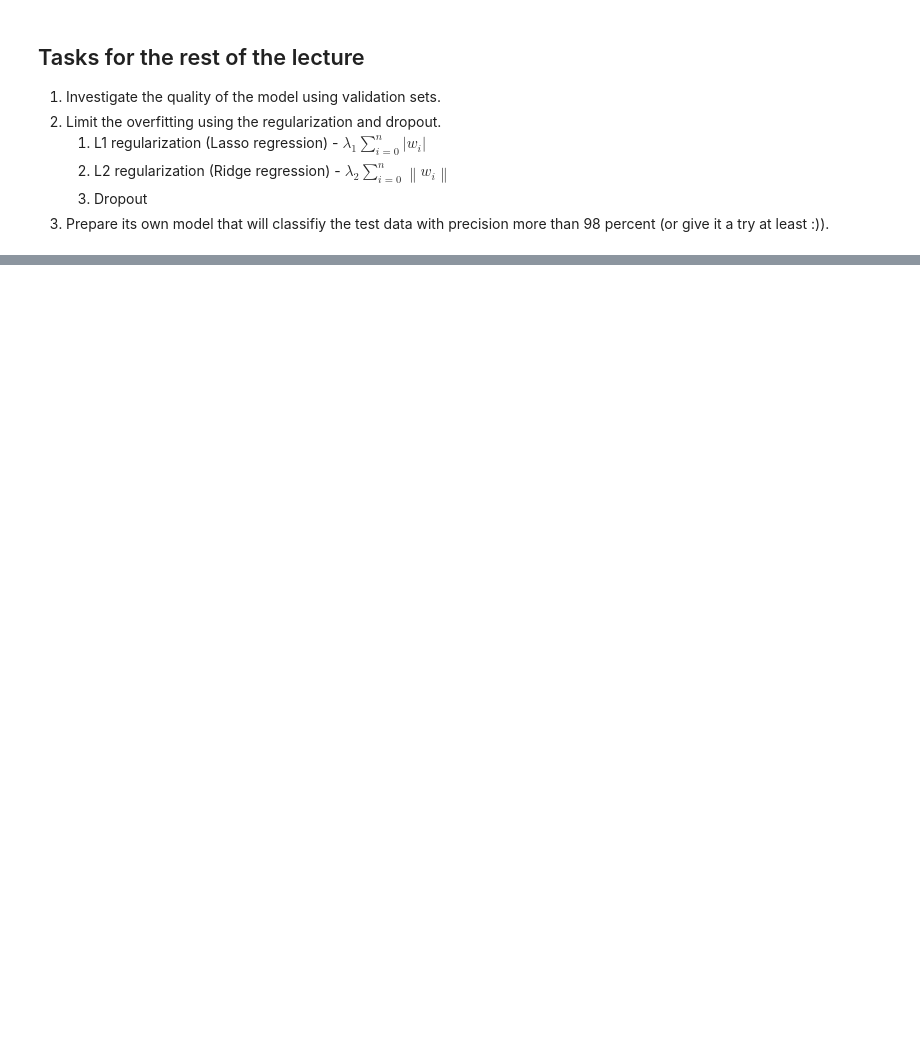
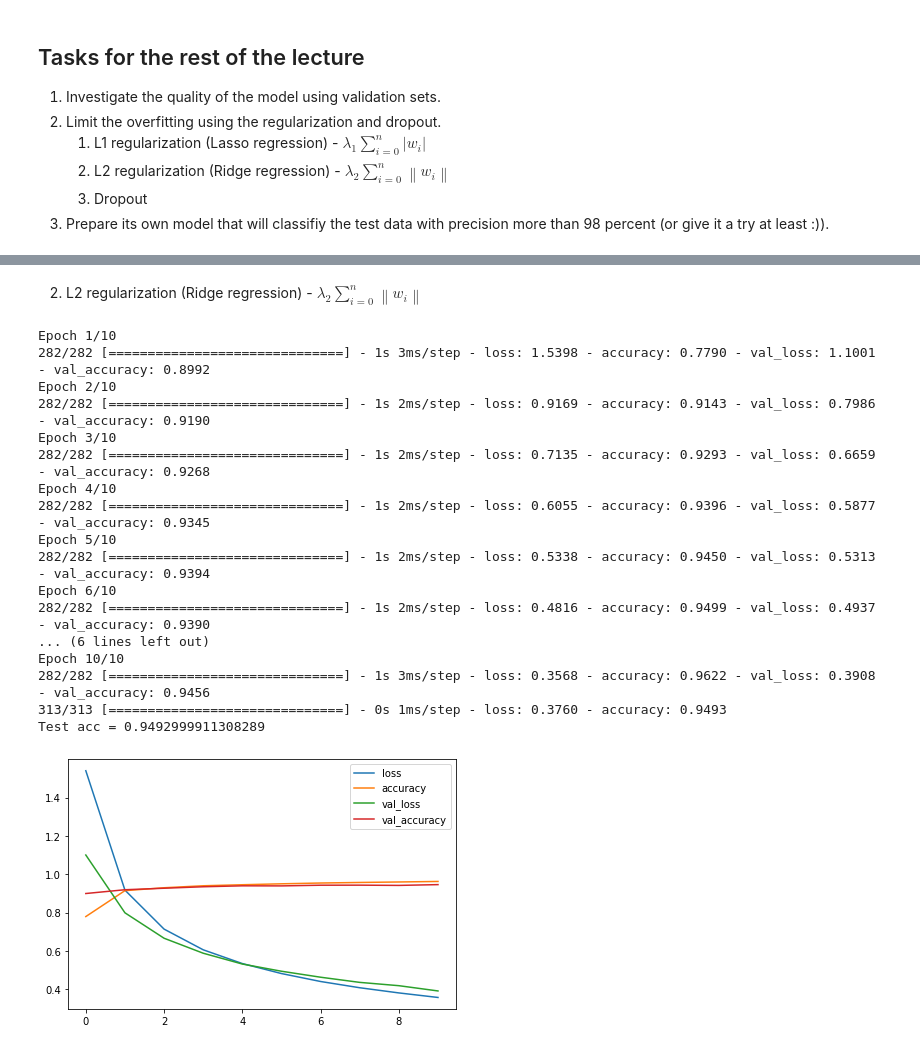
Before and after one commit to pro0255/MAD, a Jupyter notebook: jupyters/2/abd_01.ipynb, the cells around one changed output, grey strips where cells are left out. Saved outputs shown, nothing was run; the diff lists cells and outputs as text; code cells hidden in the pictures; blank space fills up the shorter version.

```diff
--- a/jupyters/2/abd_01.ipynb
+++ b/jupyters/2/abd_01.ipynb
@@ -169,0 +311,47 @@ print('Test accuracy: ', test_acc)
+# %% [markdown]
+   2. L2 regularization (Ridge regression) - $\lambda_2 \sum_{i=0}^n \left\lVert w_i\right\rVert$
+# %%
+  model = keras.Sequential([
+      keras.layers.Flatten(input_shape=(28, 28)),# Flatten module flatten the multidimension input into single vector 28x28 = 784 float numbers
+      keras.layers.Dense(32, activation=tf.nn.relu, activity_regularizer=tf.keras.regularizers.L2(0.1)), # standard dense-fully connected layer with the rectified lineaar function as an activation
+      keras.layers.Dense(10, activation=tf.nn.softmax), # another fully-connected layer with softmax activation function
+  ])
+
+  model.compile(optimizer='adam',
+      loss = keras.losses.SparseCategoricalCrossentropy(from_logits=False),
+      metrics = ['accuracy'],
+      )
+
+
+  history = model.fit(x_train, y_train, validation_split=val_size, epochs=10, callbacks=[model_checkpoint_callback], batch_size=128)
+
+
+  plt.figure()
+  for key in history.history.keys():
+      plt.plot(history.epoch, history.history[key], label=key)
+  plt.legend()
+  plt.tight_layout()
+
+
+  test_loss, test_acc = model.evaluate(x_test, y_test)
+
+  print(f"Test acc = {test_acc}")
+# %% [output]
+Epoch 1/10
+282/282 [==============================] - 1s 3ms/step - loss: 1.5398 - accuracy: 0.7790 - val_loss: 1.1001 - val_accuracy: 0.8992
+Epoch 2/10
+282/282 [==============================] - 1s 2ms/step - loss: 0.9169 - accuracy: 0.9143 - val_loss: 0.7986 - val_accuracy: 0.9190
+Epoch 3/10
+282/282 [==============================] - 1s 2ms/step - loss: 0.7135 - accuracy: 0.9293 - val_loss: 0.6659 - val_accuracy: 0.9268
+Epoch 4/10
+282/282 [==============================] - 1s 2ms/step - loss: 0.6055 - accuracy: 0.9396 - val_loss: 0.5877 - val_accuracy: 0.9345
+Epoch 5/10
+282/282 [==============================] - 1s 2ms/step - loss: 0.5338 - accuracy: 0.9450 - val_loss: 0.5313 - val_accuracy: 0.9394
+Epoch 6/10
+282/282 [==============================] - 1s 2ms/step - loss: 0.4816 - accuracy: 0.9499 - val_loss: 0.4937 - val_accuracy: 0.9390
+... (6 lines left out)
+Epoch 10/10
+282/282 [==============================] - 1s 3ms/step - loss: 0.3568 - accuracy: 0.9622 - val_loss: 0.3908 - val_accuracy: 0.9456
+313/313 [==============================] - 0s 1ms/step - loss: 0.3760 - accuracy: 0.9493
+Test acc = 0.9492999911308289
+[figure, added]
```
Also changed, not shown: parts of 19 cells of this notebook, 3 other files.
